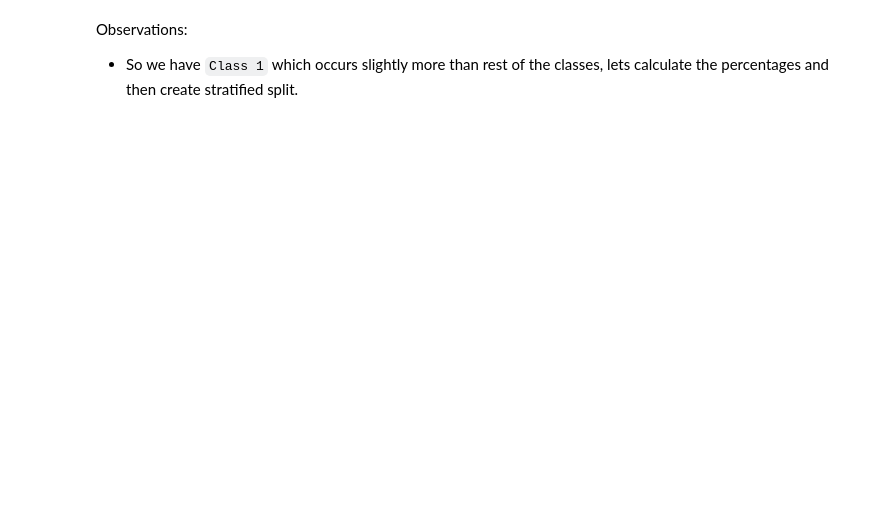
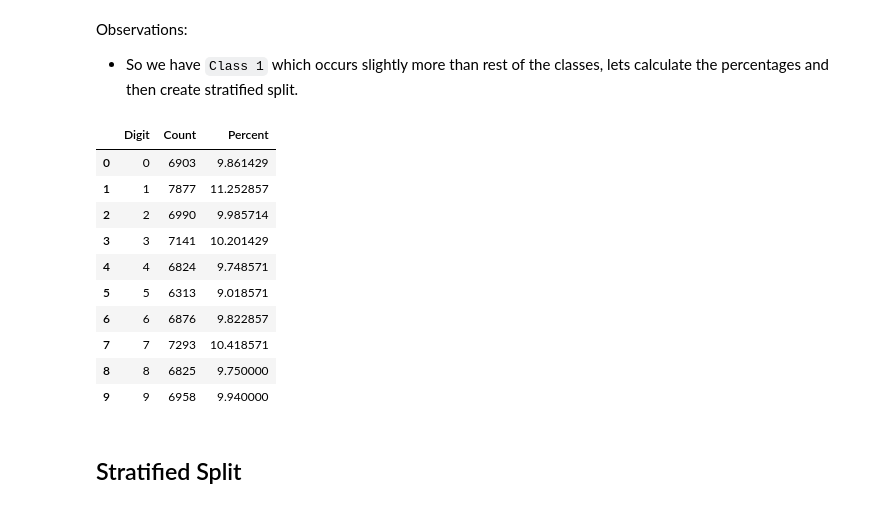
Before and after one commit to gaurangdave/mnist_digits_recognition, a Jupyter notebook: notebooks/01_explore_data.ipynb, the cells around one changed output. Drawn from its saved outputs; the diff is of its cells as text; code cells hidden in the pictures; blank space fills up the shorter version.

Commit message:
Created using Colab - Created Train/Test split and updated google drive with datasets

```diff
--- a/notebooks/01_explore_data.ipynb
+++ b/notebooks/01_explore_data.ipynb
@@ -102,3 +103,21 @@ fig.show()
 # %% [markdown]
 Observations:
 * So we have `Class 1` which occurs slightly more than rest of the classes, lets calculate the percentages and then create stratified split.
+# %%
+class_distribution["Percent"] = (class_distribution["Count"] / class_distribution["Count"].sum()) * 100
+# %%
+class_distribution
+# %% [output]
+|  | Digit | Count | Percent |
+| 0 | 0 | 6903 | 9.861429 |
+| 1 | 1 | 7877 | 11.252857 |
+| 2 | 2 | 6990 | 9.985714 |
+| 3 | 3 | 7141 | 10.201429 |
+| 4 | 4 | 6824 | 9.748571 |
+| 5 | 5 | 6313 | 9.018571 |
+| 6 | 6 | 6876 | 9.822857 |
+| 7 | 7 | 7293 | 10.418571 |
+| 8 | 8 | 6825 | 9.750000 |
+| 9 | 9 | 6958 | 9.940000 |
+# %% [markdown]
+## Stratified Split
```
Also changed, not shown: parts of 12 cells of this notebook.
